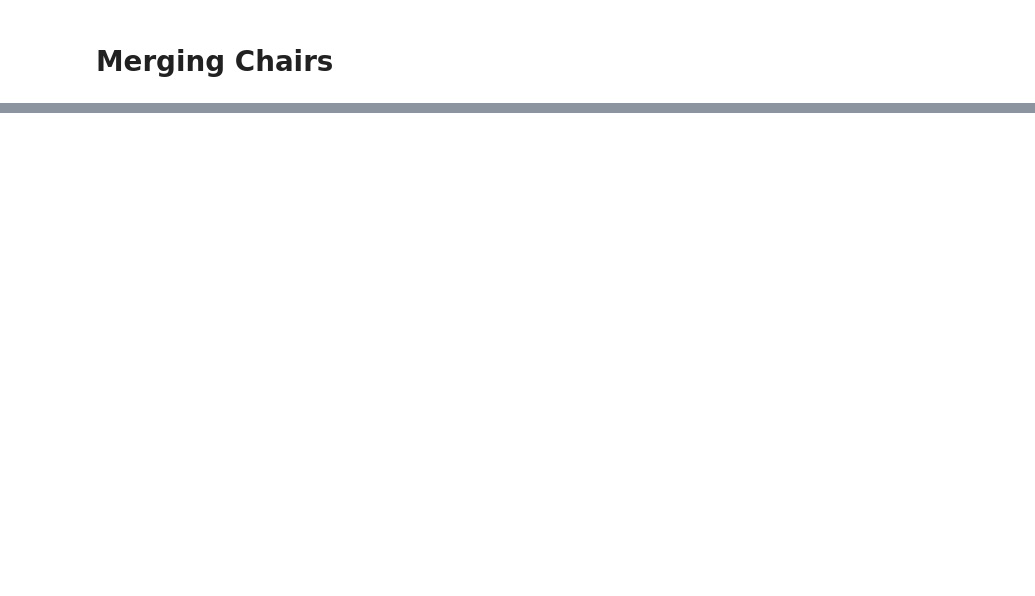
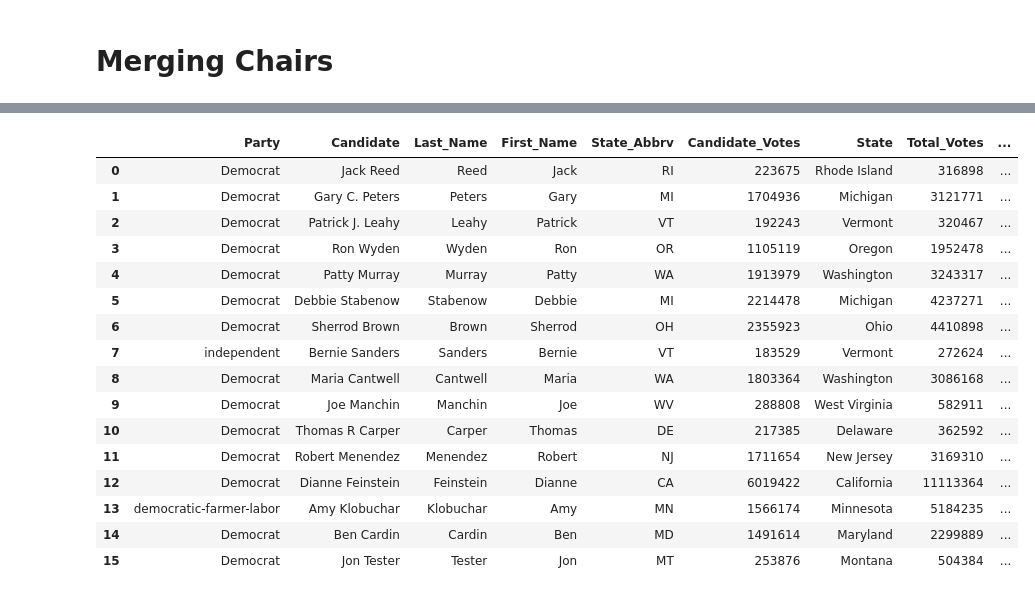
Before and after one commit to ph1-618O/senatorsSiteDesign, a Jupyter notebook: cleaningApps/Cleaned_voters_data-ALL.ipynb, the cells around one changed output, grey strips where cells are left out. Drawn from its saved outputs; the diff is of its cells as text; code cells hidden in the pictures; blank space fills up the shorter version.

```diff
--- a/cleaningApps/Cleaned_voters_data-ALL.ipynb
+++ b/cleaningApps/Cleaned_voters_data-ALL.ipynb
@@ -1162,8 +1760,26 @@ ranking2018
 # %%
 rankingAll = pd.concat([ranking2014, ranking2016, ranking2018])
 rankingAll = rankingAll.reset_index()
-rankingAll = rankingAll.drop('index', 'lastName', axis = 1)
+rankingAll = rankingAll.drop(['index', 'lastName'], axis = 1)
 rankingAll
+# %% [output]
+|  | Party | Candidate | Last_Name | First_Name | State_Abbrv | Candidate_Votes | State | Total_Votes | ... |
+| 0 | Democrat | Jack Reed | Reed | Jack | RI | 223675 | Rhode Island | 316898 | ... |
+| 1 | Democrat | Gary C. Peters | Peters | Gary | MI | 1704936 | Michigan | 3121771 | ... |
+| 2 | Democrat | Patrick J. Leahy | Leahy | Patrick | VT | 192243 | Vermont | 320467 | ... |
+| 3 | Democrat | Ron Wyden | Wyden | Ron | OR | 1105119 | Oregon | 1952478 | ... |
+| 4 | Democrat | Patty Murray | Murray | Patty | WA | 1913979 | Washington | 3243317 | ... |
+| 5 | Democrat | Debbie Stabenow | Stabenow | Debbie | MI | 2214478 | Michigan | 4237271 | ... |
+| 6 | Democrat | Sherrod Brown | Brown | Sherrod | OH | 2355923 | Ohio | 4410898 | ... |
+| 7 | independent | Bernie Sanders | Sanders | Bernie | VT | 183529 | Vermont | 272624 | ... |
+| 8 | Democrat | Maria Cantwell | Cantwell | Maria | WA | 1803364 | Washington | 3086168 | ... |
+| 9 | Democrat | Joe Manchin | Manchin | Joe | WV | 288808 | West Virginia | 582911 | ... |
+| 10 | Democrat | Thomas R Carper | Carper | Thomas | DE | 217385 | Delaware | 362592 | ... |
+| 11 | Democrat | Robert Menendez | Menendez | Robert | NJ | 1711654 | New Jersey | 3169310 | ... |
+| 12 | Democrat | Dianne Feinstein | Feinstein | Dianne | CA | 6019422 | California | 11113364 | ... |
+| 13 | democratic-farmer-labor | Amy Klobuchar | Klobuchar | Amy | MN | 1566174 | Minnesota | 5184235 | ... |
+| 14 | Democrat | Ben Cardin | Cardin | Ben | MD | 1491614 | Maryland | 2299889 | ... |
+| 15 | Democrat | Jon Tester | Tester | Jon | MT | 253876 | Montana | 504384 | ... |
 # %%
 rankingAll.to_csv('consolidated_Ranking.csv', index = False)
 chairsAll.to_csv('consolidate_Chairs.csv', index = False)
```
Also changed, not shown: parts of 74 cells of this notebook, 7 other files.
